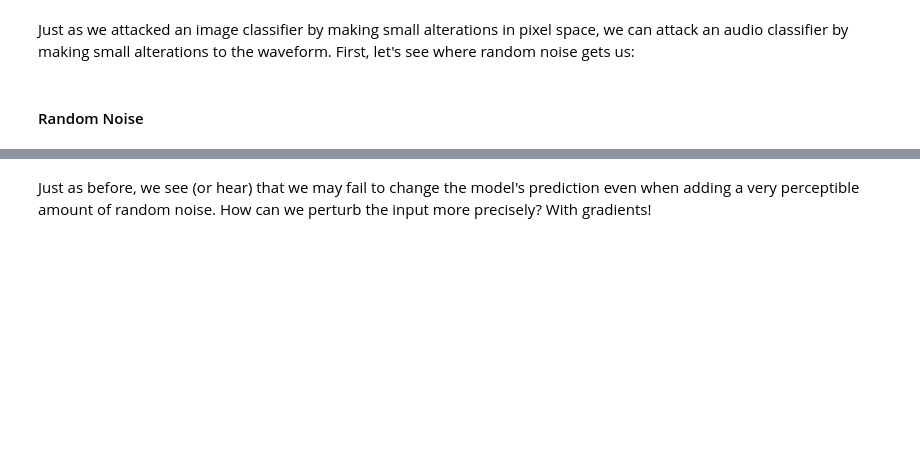
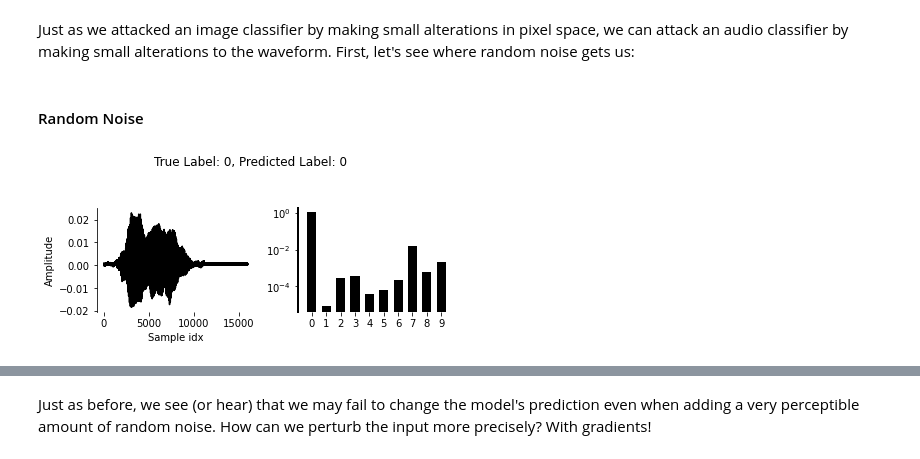
Before and after one commit to cs449f23/lectures, a Jupyter notebook: notebooks/4_adversarial.ipynb, the cells around one changed output, grey strips where cells are left out. Drawn from its saved outputs; the diff is of its cells as text; code cells hidden in the pictures; blank space fills up the shorter version.

```diff
--- a/notebooks/4_adversarial.ipynb
+++ b/notebooks/4_adversarial.ipynb
@@ -466,6 +464,9 @@ Just as we attacked an image classifier by making small alterations in pixel spa
 #### Random Noise
 # %%
 # add random noise
+x, y = batch_x[100:101].to(device), batch_y[100:101].to(device)
 delta = torch.rand_like(x) * 0.001
 plot_audiomnist(x + delta, y, model)
 play_audiomnist(x + delta)
+# %% [output]
+[figure, added]
```
Also changed, not shown: parts of 11 cells of this notebook.
